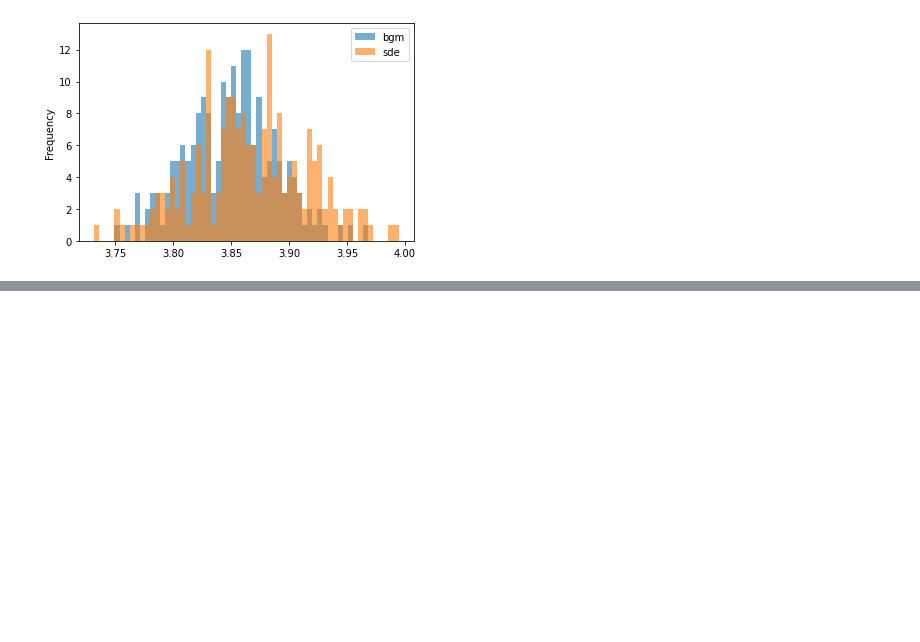
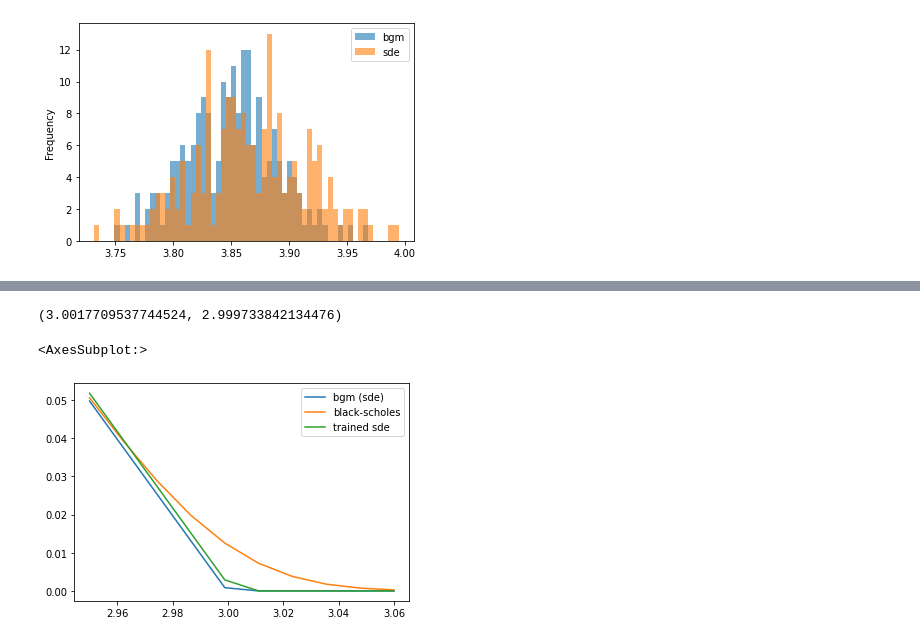
Before and after one commit to gflan/neural-pricing, a Jupyter notebook: ancufi/neural_options.ipynb, the cells around one changed output, grey strips where cells are left out. Cells and saved outputs as stored; diff of their text form; code cells hidden in the pictures; blank space fills up the shorter version.

```diff
--- a/ancufi/neural_options.ipynb
+++ b/ancufi/neural_options.ipynb
@@ -320,0 +343,4 @@ def price_func(s, k):
+# %%
+rts.mean(), sts.mean()
+# %% [output]
+(3.0017709537744524, 2.999733842134476)
@@ -320,0 +378,20 @@ def price_func(s, k):
+# %%
+strikes = np.linspace(2.95, 3.06, 10)
+
+gbm_vals = np.clip(sts.mean() - strikes, a_max=None, a_min=0)
+sde_vals = np.clip(rts.mean() - strikes, a_max=None, a_min=0)
+bs_vals = np.vectorize(
+    lambda s: opcion_europea_bs(tipo="C", S=3, K=s, T=1, r=0, sigma=gbm_neutral.sigma, div=0)
+)(strikes)
+# %%
+ax = pd.DataFrame(
+    {
+        "gbm (sde)": gbm_vals,
+        "black-scholes": bs_vals,
+        "trained sde": sde_vals
+    },
+    index=strikes
+).plot(title='Option price vs strike')
+# %% [output]
+<AxesSubplot:>
+[figure, added]
```
Also changed, not shown: parts of 22 cells of this notebook.
